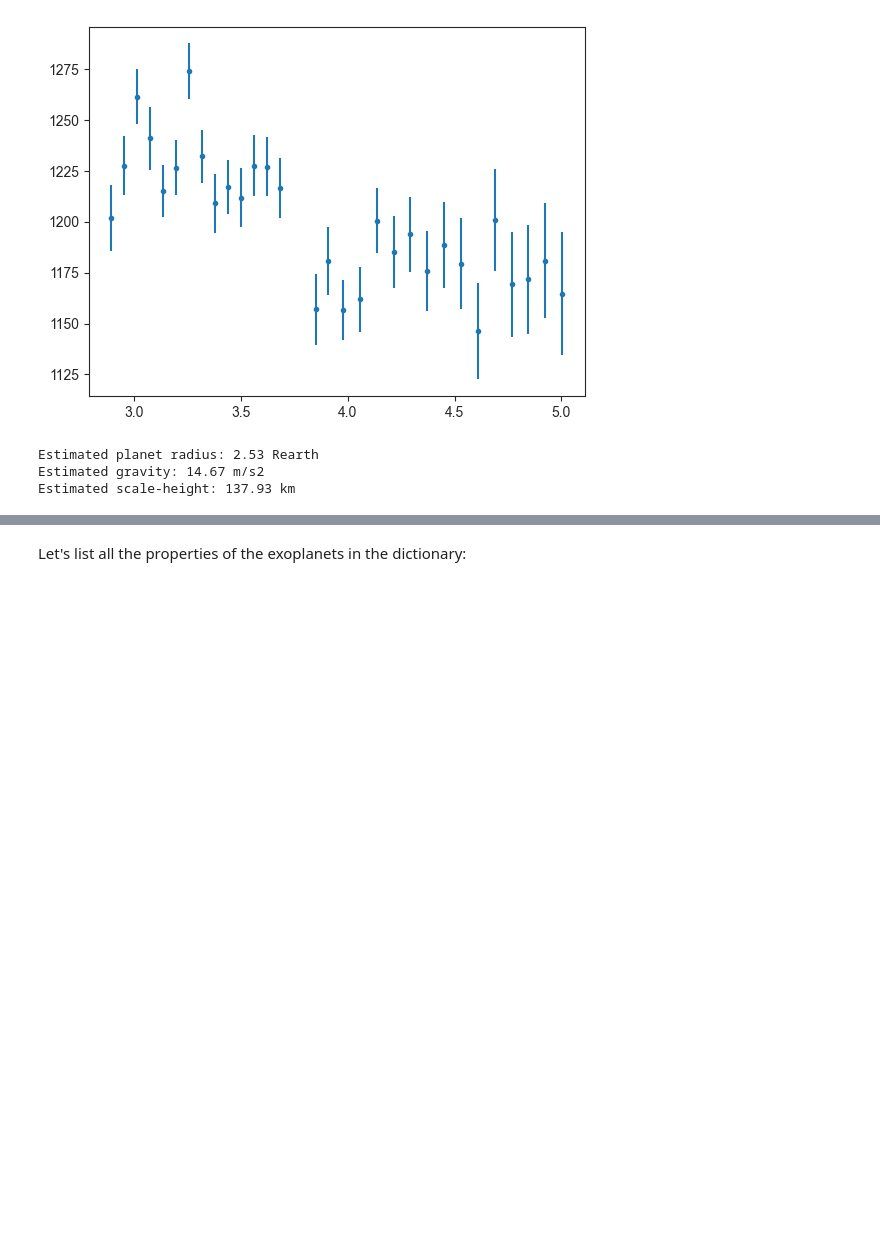
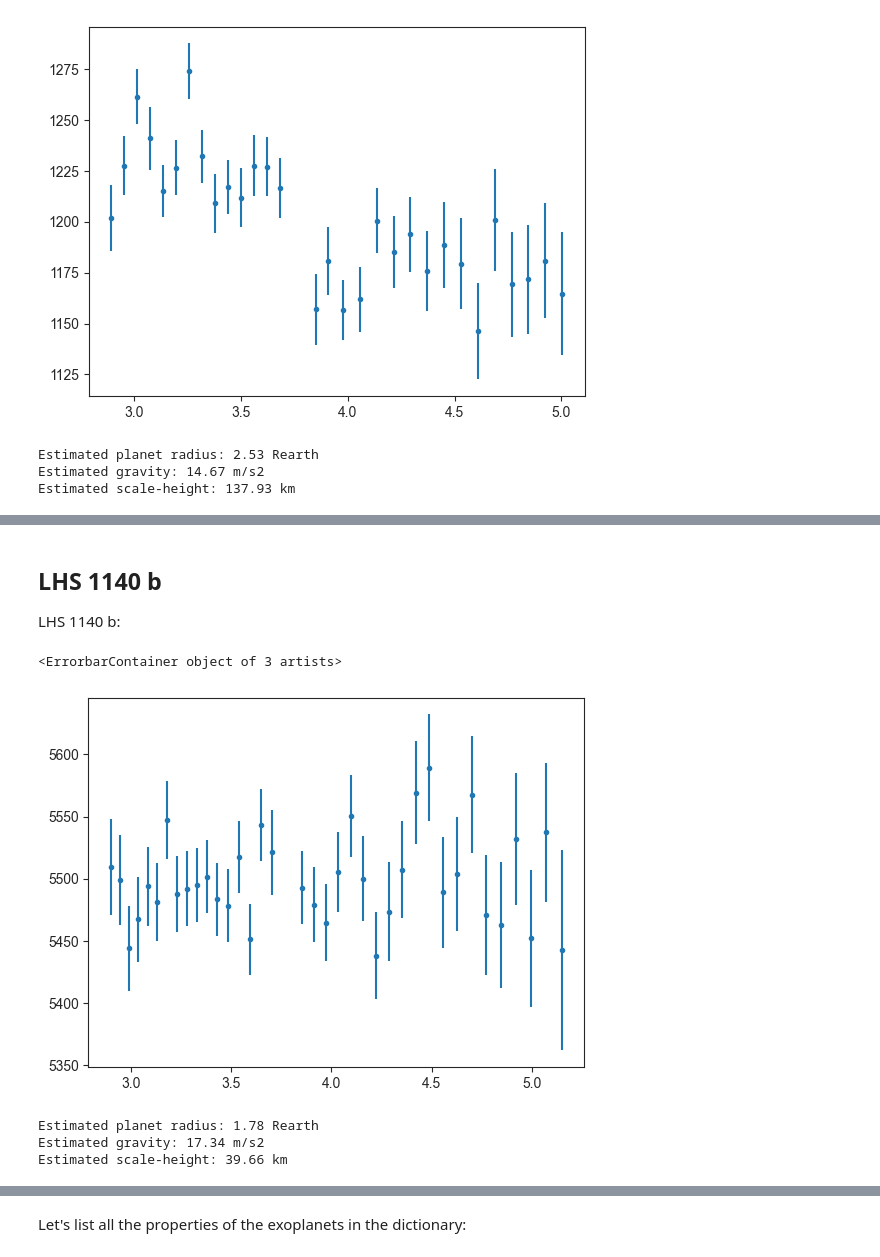
Before and after one commit to nespinoza/jwhighlights, a Jupyter notebook: f8/data-cleaning.ipynb, the cells around one changed output, grey strips where cells are left out. Saved outputs shown, nothing was run; the diff lists cells and outputs as text; code cells hidden in the pictures; blank space fills up the shorter version.

```diff
--- a/f8/data-cleaning.ipynb
+++ b/f8/data-cleaning.ipynb
@@ -553,3 +553,16 @@ plt.errorbar(w836, sh836 - np.nanmedian(sh836), sherr836, fmt = '.')
 # %%
 thedict['TOI-836 c']['normalized_rp'] = sh836 - np.nanmedian(sh836)
 thedict['TOI-836 c']['normalized_rp_errors'] = sherr836
+# %% [markdown]
+## LHS 1140 b
+
+LHS 1140 b:
+# %%
+w1140l,w1140u, d1140, derr1140 = np.loadtxt('raw-spectra/lhs1140b.txt', unpack = True, usecols = (0, 1, 2, 3))
+# %%
+w1140 = (w1140l + w1140u) * 0.5
+# %%
+plt.errorbar(w1140, d1140, derr1140, fmt = '.')
+# %% [output]
+<ErrorbarContainer object of 3 artists>
+[figure, added]
@@ -555,0 +580,9 @@ thedict['TOI-836 c']['normalized_rp_errors'] = sherr836
+# %%
+sh1140, sherr1140 = transit_depth_to_sh(d1140, derr1140,
+                                    thedict['LHS 1140 b']['stellar radius'],
+                                    thedict['LHS 1140 b']['planet mass'],
+                                    thedict['LHS 1140 b']['planet teq'])
+# %% [output]
+Estimated planet radius: 1.78 Rearth
+Estimated gravity: 17.34 m/s2
+Estimated scale-height: 39.66 km
```
Also changed, not shown: parts of 51 cells of this notebook, 36 other files.
